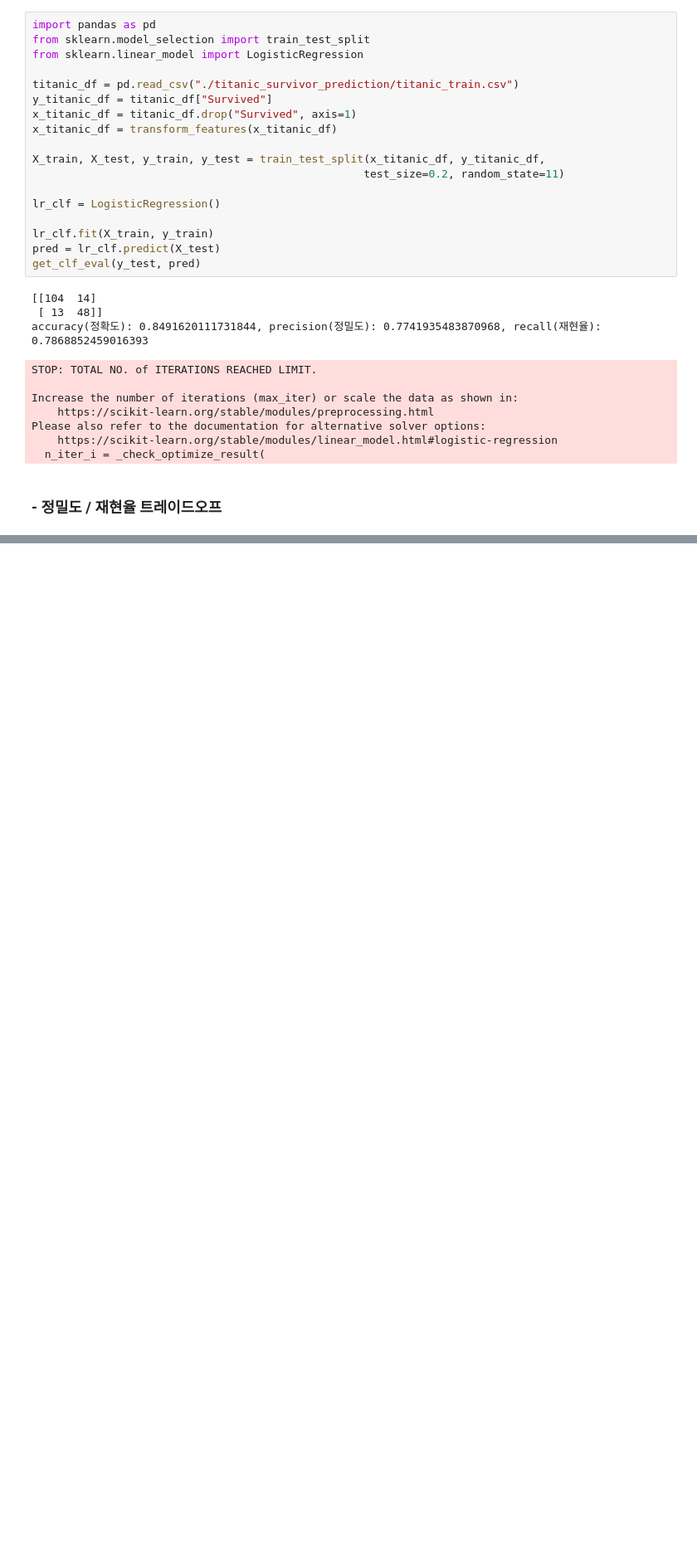
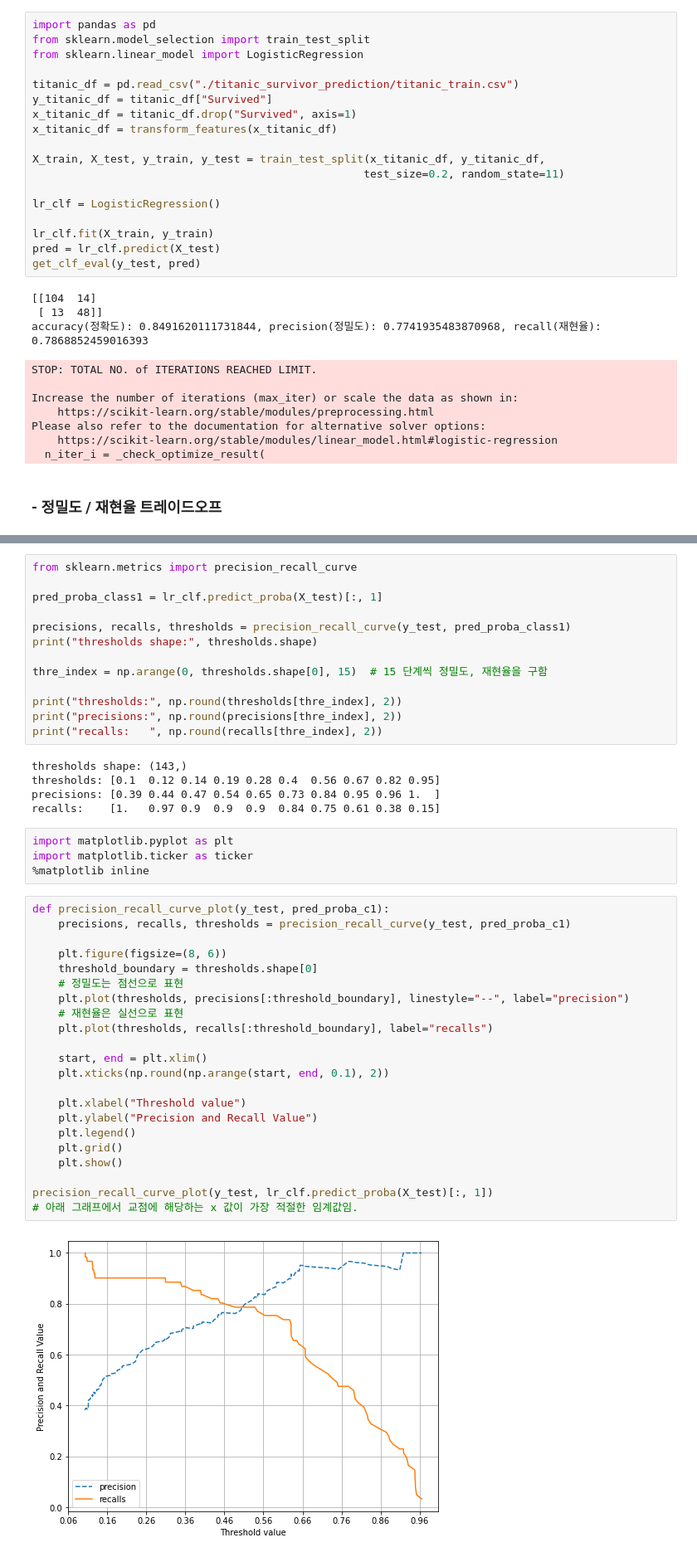
Before and after one commit to SimplePro/pythonMachineLearning, a Jupyter notebook: sklearn_tutorials/sklearn_tutorial.ipynb, the cells around one changed output, grey strips where cells are left out. Shown at 83% size. Drawn from its saved outputs; the diff is of its cells as text; blank space fills up the shorter version.

Commit message:
update sklearn_tutorial file

```diff
--- a/sklearn_tutorials/sklearn_tutorial.ipynb
+++ b/sklearn_tutorials/sklearn_tutorial.ipynb
@@ -711,0 +793,46 @@ Please also refer to the documentation for alternative solver options:
+# %%
+from sklearn.metrics import precision_recall_curve
+
+pred_proba_class1 = lr_clf.predict_proba(X_test)[:, 1]
+
+precisions, recalls, thresholds = precision_recall_curve(y_test, pred_proba_class1)
+print("thresholds shape:", thresholds.shape)
+
+thre_index = np.arange(0, thresholds.shape[0], 15)  # 15 단계씩 정밀도, 재현율을 구함
+
+print("thresholds:", np.round(thresholds[thre_index], 2))
+print("precisions:", np.round(precisions[thre_index], 2))
+print("recalls:   ", np.round(recalls[thre_index], 2))
+# %% [output]
+thresholds shape: (143,)
+thresholds: [0.1  0.12 0.14 0.19 0.28 0.4  0.56 0.67 0.82 0.95]
+precisions: [0.39 0.44 0.47 0.54 0.65 0.73 0.84 0.95 0.96 1.  ]
+recalls:    [1.   0.97 0.9  0.9  0.9  0.84 0.75 0.61 0.38 0.15]
+# %%
+import matplotlib.pyplot as plt
+import matplotlib.ticker as ticker
+%matplotlib inline
+# %%
+def precision_recall_curve_plot(y_test, pred_proba_c1):
+    precisions, recalls, thresholds = precision_recall_curve(y_test, pred_proba_c1)
+
+    plt.figure(figsize=(8, 6))
+    threshold_boundary = thresholds.shape[0]
+    # 정밀도는 점선으로 표현
+    plt.plot(thresholds, precisions[:threshold_boundary], linestyle="--", label="precision")
+    # 재현율은 실선으로 표현
+    plt.plot(thresholds, recalls[:threshold_boundary], label="recalls")
+
+    start, end = plt.xlim()
+    plt.xticks(np.round(np.arange(start, end, 0.1), 2))
+
+    plt.xlabel("Threshold value")
+    plt.ylabel("Precision and Recall Value")
+    plt.legend()
+    plt.grid()
+    plt.show()
+
+precision_recall_curve_plot(y_test, lr_clf.predict_proba(X_test)[:, 1])
+# 아래 그래프에서 교점에 해당하는 x 값이 가장 적절한 임계값임.
+# %% [output]
+[figure, added]
```
Also changed, not shown: parts of 5 cells of this notebook.
